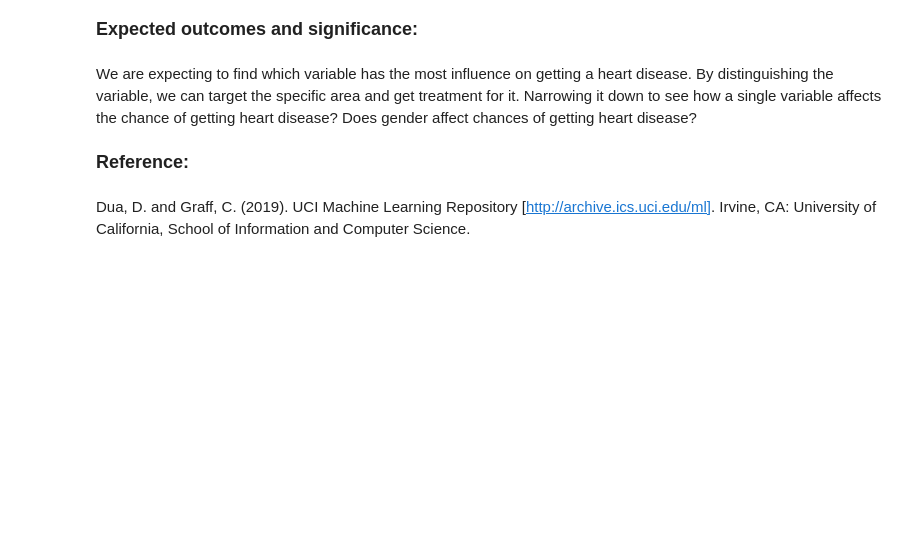
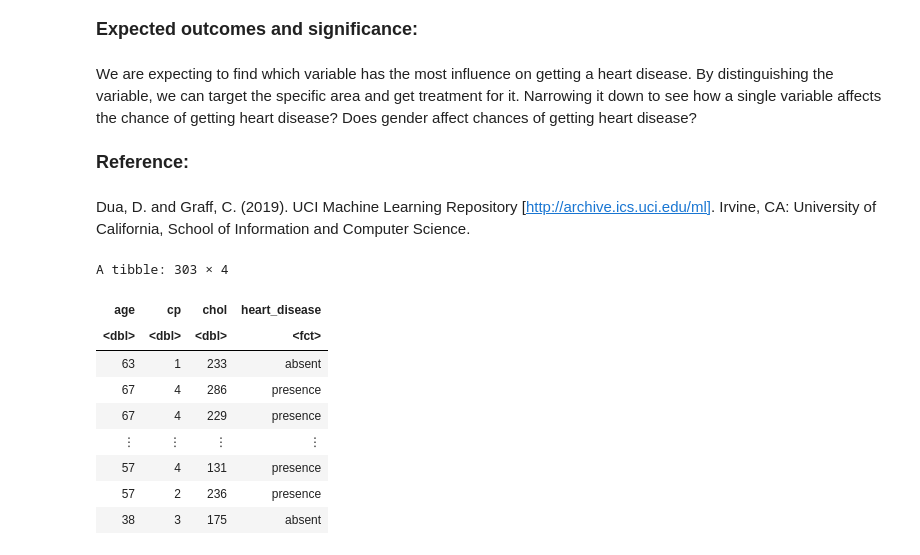
Before and after one commit to MilkyTeaxx/Final_project, a Jupyter notebook: Final_proj.ipynb, the cells around one changed output. Drawn from its saved outputs; the diff is of its cells as text; code cells hidden in the pictures; blank space fills up the shorter version.

Commit message:
cleaned, trained and testing

```diff
--- a/Final_proj.ipynb
+++ b/Final_proj.ipynb
@@ -108,3 +126,23 @@ Narrowing it down to see how a single variable affects the chance of getting hea
 <font size="4">**Reference:**</font>
 <br>
 <br> Dua, D. and Graff, C. (2019). UCI Machine Learning Repository [http://archive.ics.uci.edu/ml]. Irvine, CA: University of California, School of Information and Computer Science.
+# %%
+set.seed(1)
+
+data_clean<-data_mutated|>
+select(age,cp,chol,heart_disease)
+
+data_clean<- data_clean|>
+mutate(heart_disease=as_factor(heart_disease))
+data_clean
+# %% [output]
+A tibble: 303 × 4
+| age | cp | chol | heart_disease |
+| <dbl> | <dbl> | <dbl> | <fct> |
+| 63 | 1 | 233 | absent |
+| 67 | 4 | 286 | presence |
+| 67 | 4 | 229 | presence |
+| ⋮ | ⋮ | ⋮ | ⋮ |
+| 57 | 4 | 131 | presence |
+| 57 | 2 | 236 | presence |
+| 38 | 3 | 175 | absent |
```
Also changed, not shown: parts of 2 cells of this notebook.
